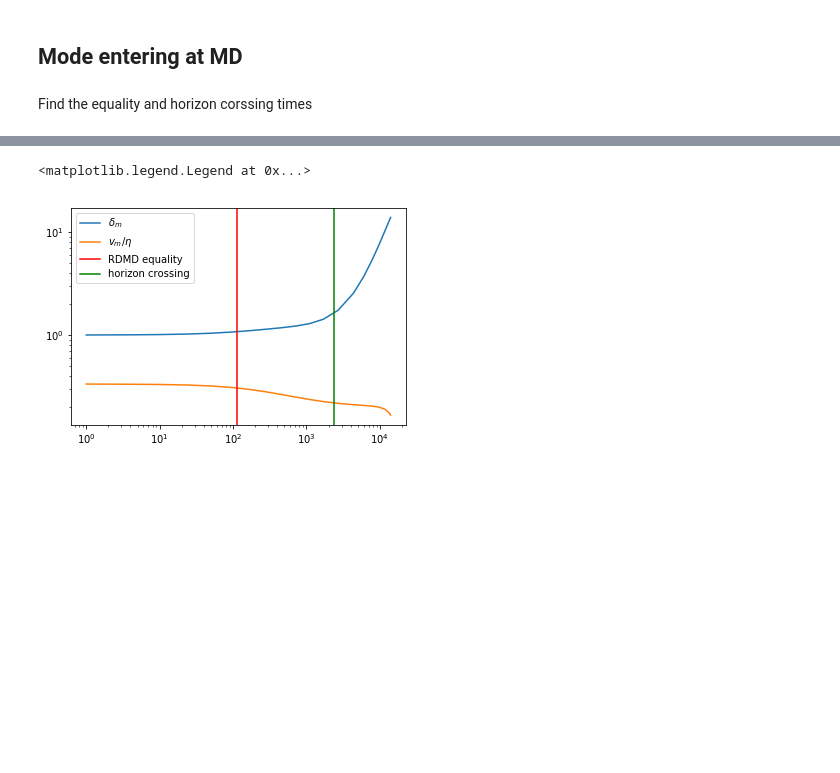
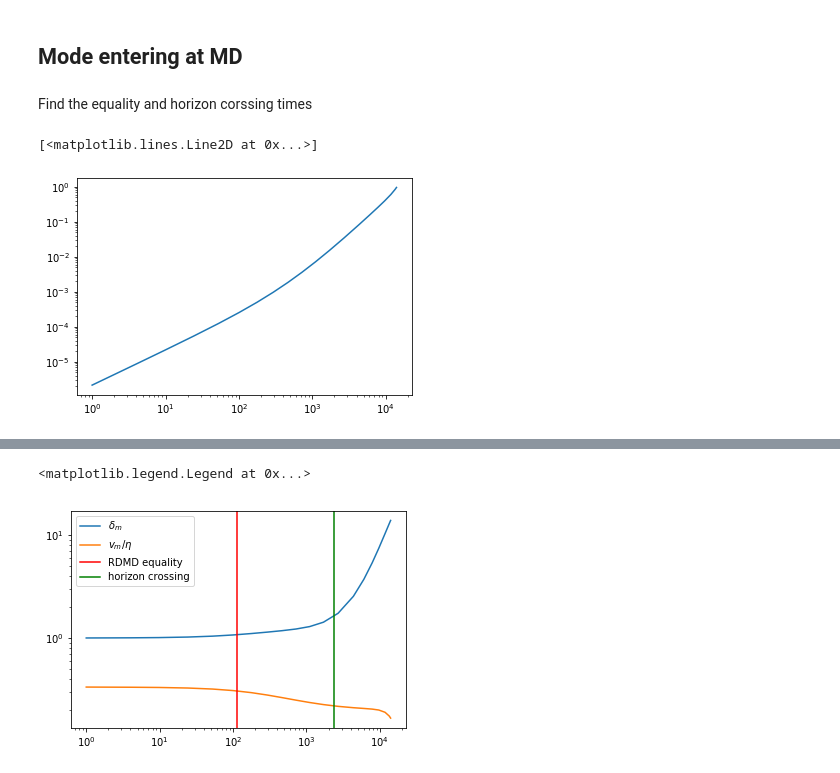
Before and after one commit to fedxa/PHYS40772, a Jupyter notebook: TwoComponent.ipynb, the cells around one changed output, grey strips where cells are left out. Drawn from its saved outputs; the diff is of its cells as text; code cells hidden in the pictures; blank space fills up the shorter version.

```diff
--- a/TwoComponent.ipynb
+++ b/TwoComponent.ipynb
@@ -70,6 +71,11 @@ tau_at_crossing = interp1d(H0*np.sqrt(OM/res.y[0,:]**3+Or/res.y[0,:]**4)/(k/res.
 # finally get these times
 tau_eq = tau_at_rho_m_over_r(1.)
 tau_x = tau_at_crossing(1.)
+# %%
+plt.loglog(res.t,res.y[0,:], label=r"$a$")
+# %% [output]
+[<matplotlib.lines.Line2D at 0x...>]
+[figure, added]
 # %%
 plt.xlabel(r"$a_0\eta$")
 plt.semilogx(res.t,-res.y[1,:], label=r"$-\Phi$")
```
Also changed, not shown: parts of 4 cells of this notebook, 1 other file.
